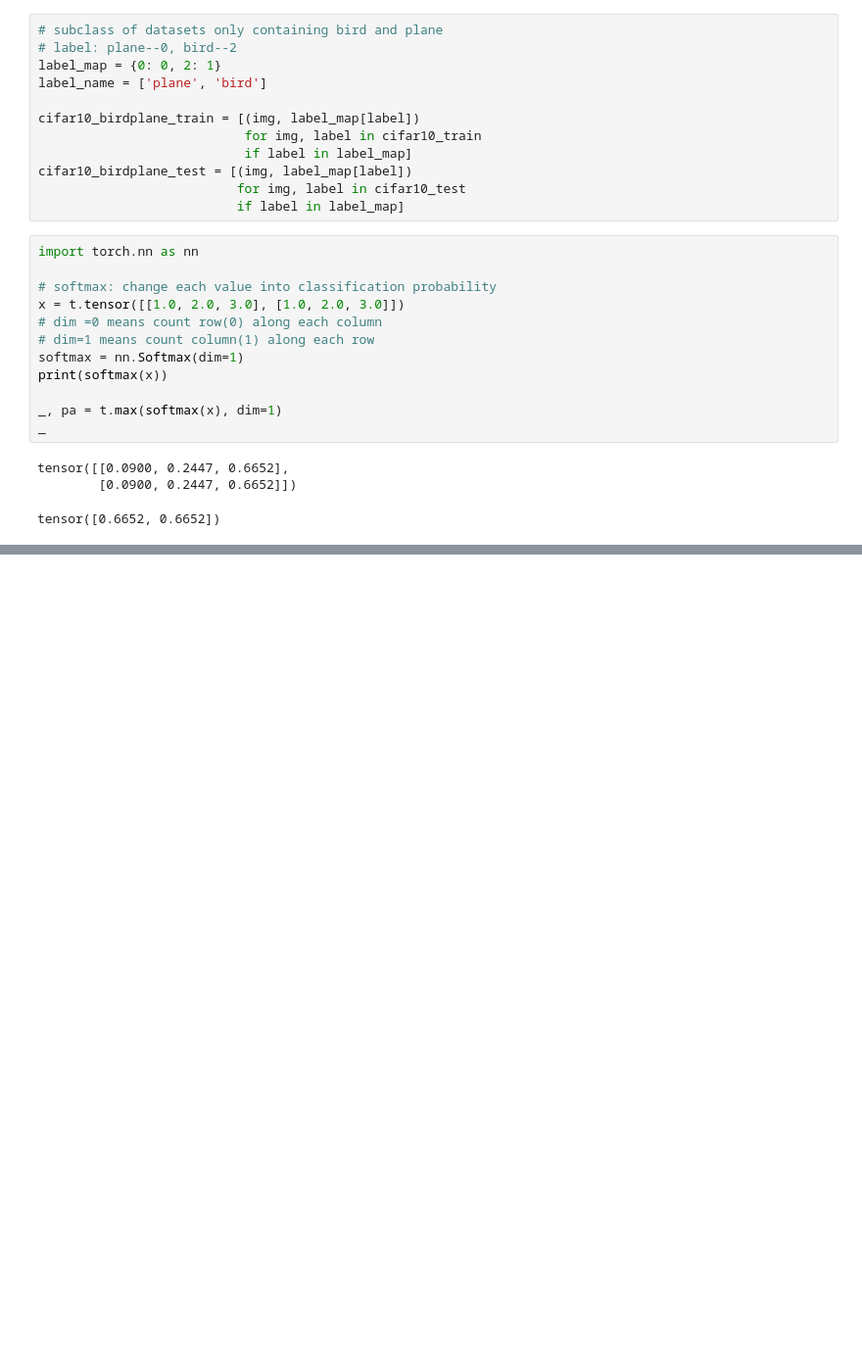
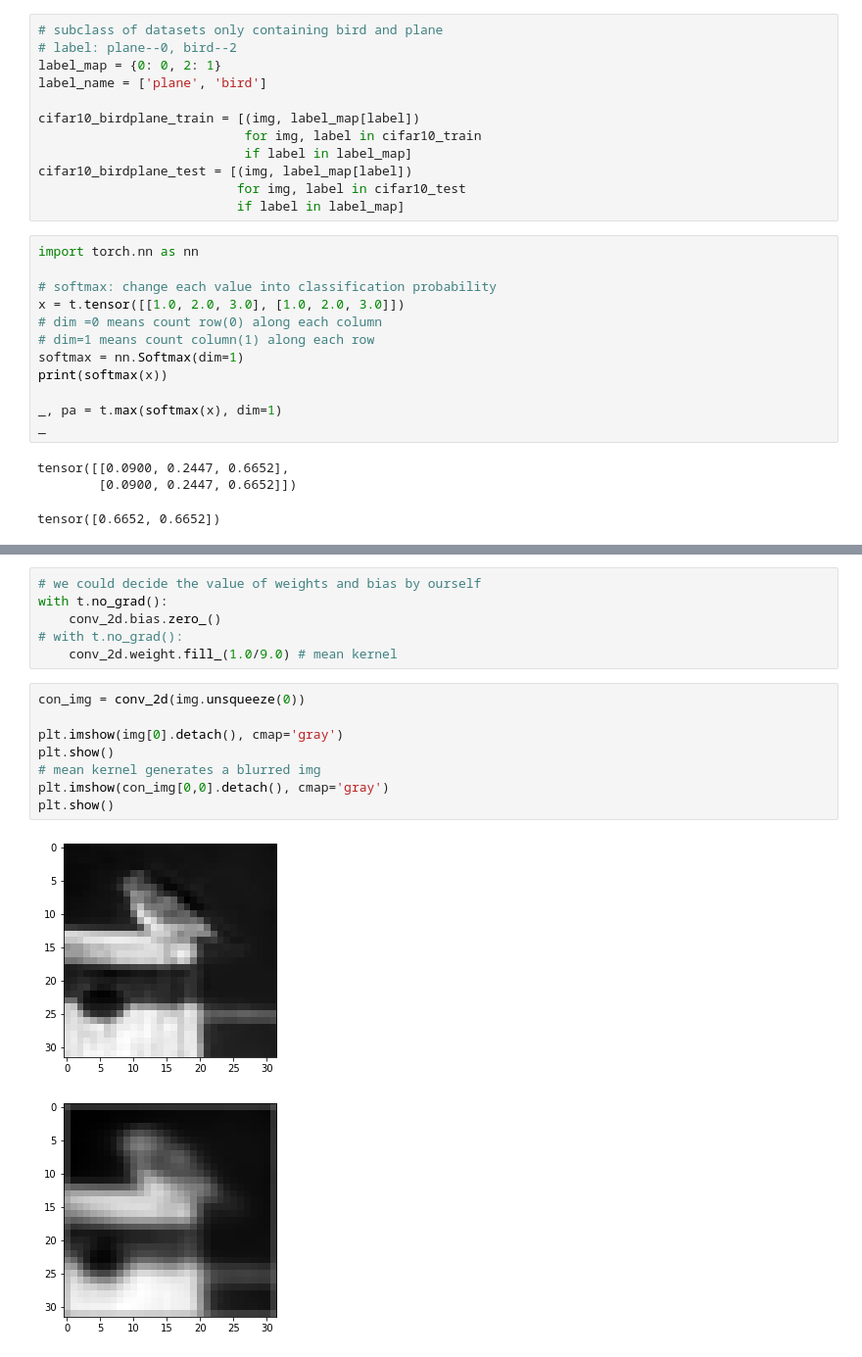
Before and after one commit to uwnelljy/DeepLearning, a Jupyter notebook: CIFAR-10.ipynb, the cells around one changed output, grey strips where cells are left out. Shown at 98% size. Saved outputs shown, nothing was run; the diff lists cells and outputs as text; blank space fills up the shorter version.

```diff
--- a/CIFAR-10.ipynb
+++ b/CIFAR-10.ipynb
@@ -222,0 +246,17 @@ accuracy 0.818000
+# %%
+# we could decide the value of weights and bias by ourself
+with t.no_grad():
+    conv_2d.bias.zero_()
+# with t.no_grad():
+    conv_2d.weight.fill_(1.0/9.0) # mean kernel
+# %%
+con_img = conv_2d(img.unsqueeze(0))
+
+plt.imshow(img[0].detach(), cmap='gray')
+plt.show()
+# mean kernel generates a blurred img
+plt.imshow(con_img[0,0].detach(), cmap='gray')
+plt.show()
+# %% [output]
+[figure, added]
+[figure, added]
```
Also changed, not shown: parts of 5 cells of this notebook.
